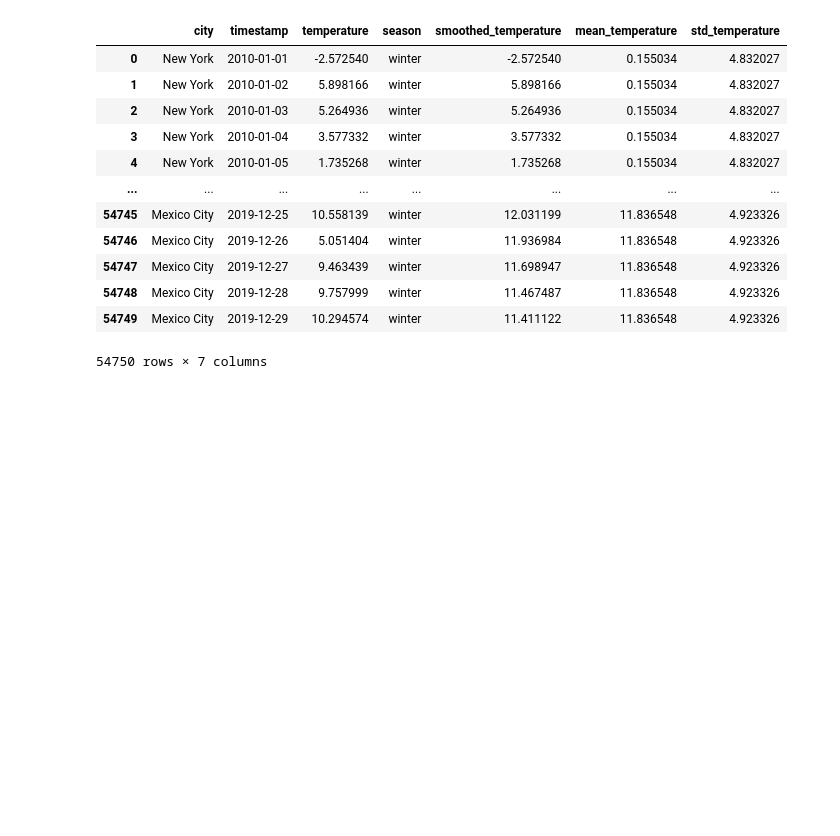
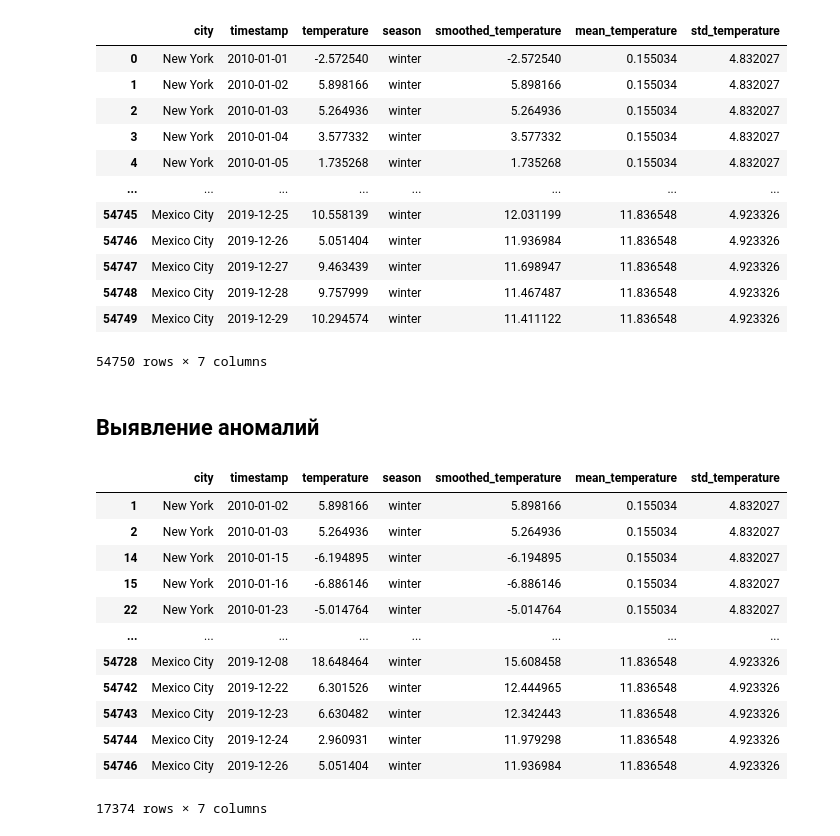
Before and after one commit to vasilyryabtsev/temperature-data, a Jupyter notebook: historical_data_analysis.ipynb, the cells around one changed output. Drawn from its saved outputs; the diff is of its cells as text; code cells hidden in the pictures; blank space fills up the shorter version.

```diff
--- a/historical_data_analysis.ipynb
+++ b/historical_data_analysis.ipynb
@@ -295,3 +295,24 @@ data
 | 54748 | Mexico City | 2019-12-28 | 9.757999 | winter | 11.467487 | 11.836548 | 4.923326 |
 | 54749 | Mexico City | 2019-12-29 | 10.294574 | winter | 11.411122 | 11.836548 | 4.923326 |
 54750 rows × 7 columns
+# %% [markdown]
+## Выявление аномалий
+# %%
+filter1 = (data['temperature'] > data['mean_temperature'] + data['std_temperature'])
+filter2 = (data['temperature'] < data['mean_temperature'] - data['std_temperature'])
+
+data[filter1 | filter2]
+# %% [output]
+|  | city | timestamp | temperature | season | smoothed_temperature | mean_temperature | std_temperature |
+| 1 | New York | 2010-01-02 | 5.898166 | winter | 5.898166 | 0.155034 | 4.832027 |
+| 2 | New York | 2010-01-03 | 5.264936 | winter | 5.264936 | 0.155034 | 4.832027 |
+| 14 | New York | 2010-01-15 | -6.194895 | winter | -6.194895 | 0.155034 | 4.832027 |
+| 15 | New York | 2010-01-16 | -6.886146 | winter | -6.886146 | 0.155034 | 4.832027 |
+| 22 | New York | 2010-01-23 | -5.014764 | winter | -5.014764 | 0.155034 | 4.832027 |
+| ... | ... | ... | ... | ... | ... | ... | ... |
+| 54728 | Mexico City | 2019-12-08 | 18.648464 | winter | 15.608458 | 11.836548 | 4.923326 |
+| 54742 | Mexico City | 2019-12-22 | 6.301526 | winter | 12.444965 | 11.836548 | 4.923326 |
+| 54743 | Mexico City | 2019-12-23 | 6.630482 | winter | 12.342443 | 11.836548 | 4.923326 |
+| 54744 | Mexico City | 2019-12-24 | 2.960931 | winter | 11.979298 | 11.836548 | 4.923326 |
+| 54746 | Mexico City | 2019-12-26 | 5.051404 | winter | 11.936984 | 11.836548 | 4.923326 |
+17374 rows × 7 columns
```
